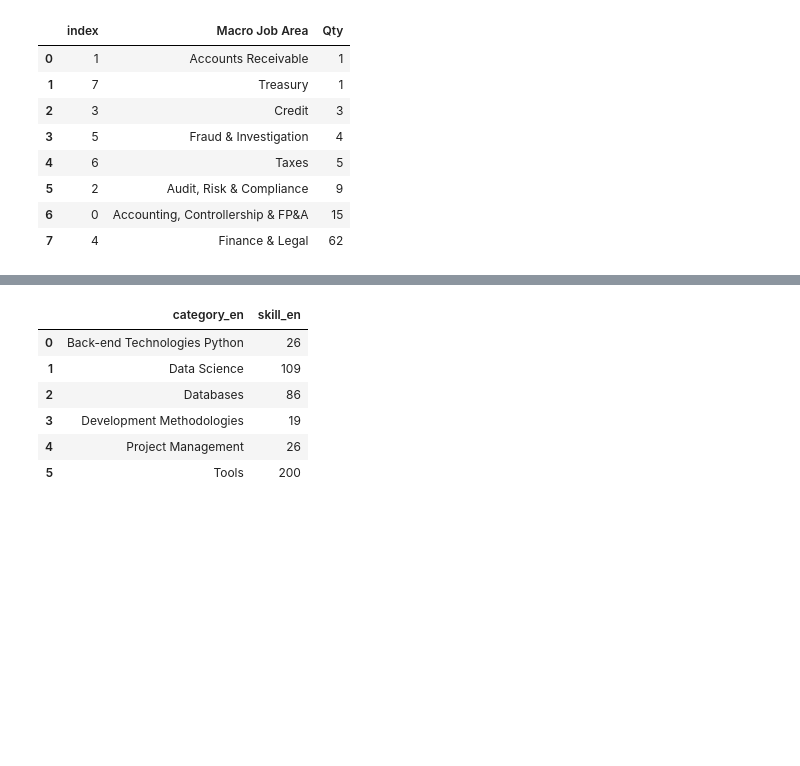
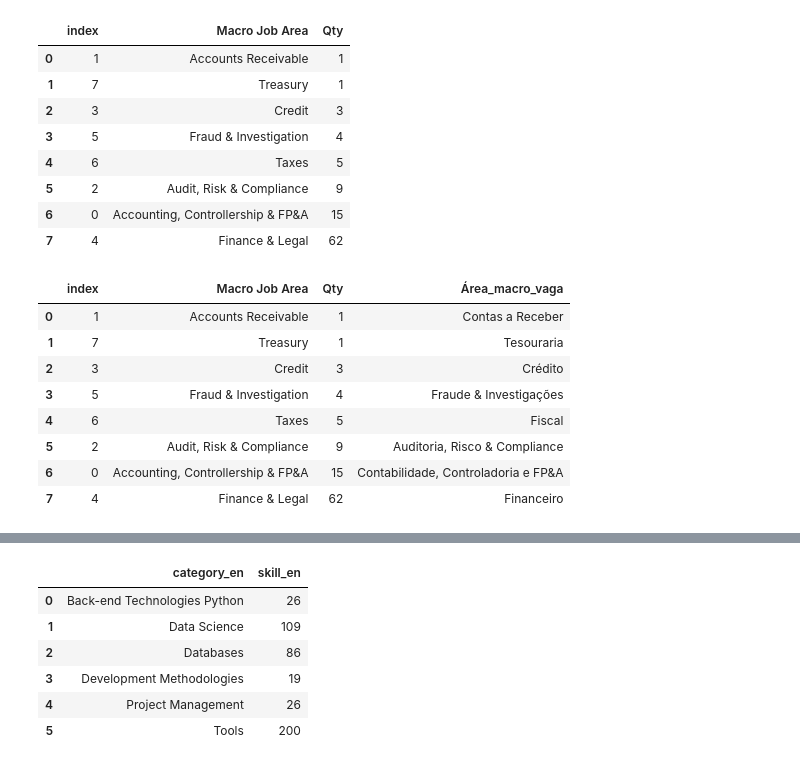
Before and after one commit to ivanrmello/berle-means, a Jupyter notebook: research-in-acc-sciences/accountant-profile-in-startups/02_charts_and_eda.ipynb, the cells around one changed output, grey strips where cells are left out. Drawn from its saved outputs; the diff is of its cells as text; code cells hidden in the pictures; blank space fills up the shorter version.

```diff
--- a/research-in-acc-sciences/accountant-profile-in-startups/02_charts_and_eda.ipynb
+++ b/research-in-acc-sciences/accountant-profile-in-startups/02_charts_and_eda.ipynb
@@ -101,2 +135,14 @@ dframe_macro_job_area
+# %%
+dframe_macro_job_area
+# %% [output]
+|  | index | Macro Job Area | Qty | Área_macro_vaga |
+| 0 | 1 | Accounts Receivable | 1 | Contas a Receber |
+| 1 | 7 | Treasury | 1 | Tesouraria |
+| 2 | 3 | Credit | 3 | Crédito |
+| 3 | 5 | Fraud & Investigation | 4 | Fraude & Investigações |
+| 4 | 6 | Taxes | 5 | Fiscal |
+| 5 | 2 | Audit, Risk & Compliance | 9 | Auditoria, Risco & Compliance |
+| 6 | 0 | Accounting, Controllership & FP&A | 15 | Contabilidade, Controladoria e FP&A |
+| 7 | 4 | Finance & Legal | 62 | Financeiro |
 # %%
 #Plotting all charts together
```
Also changed, not shown: parts of 14 cells of this notebook, 5 other files.
